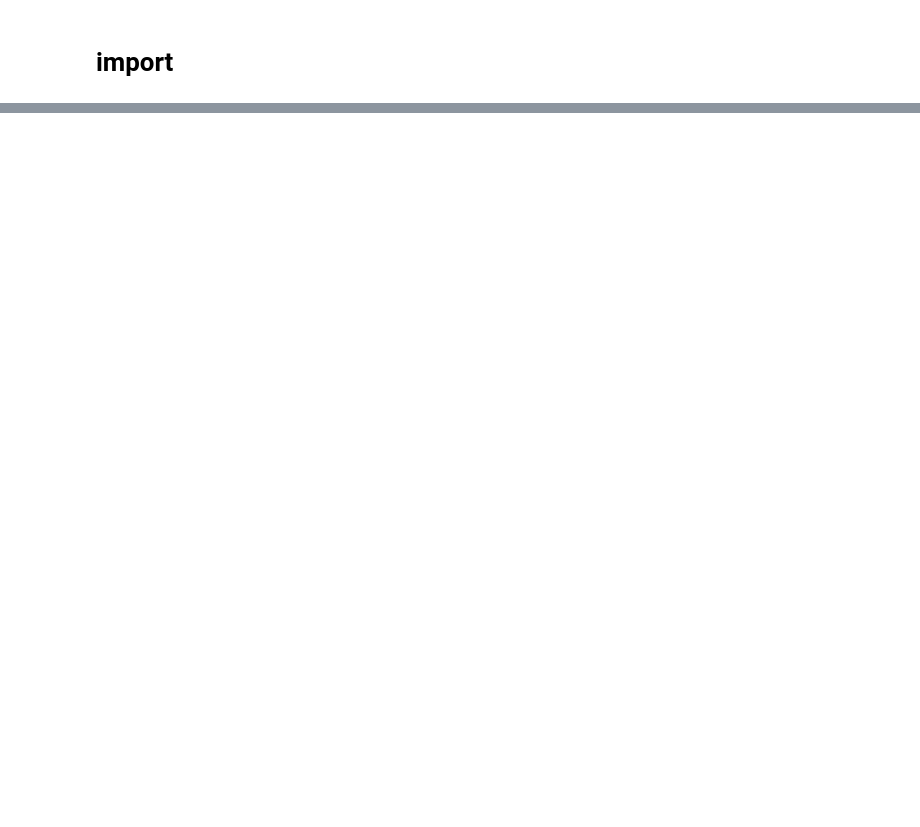
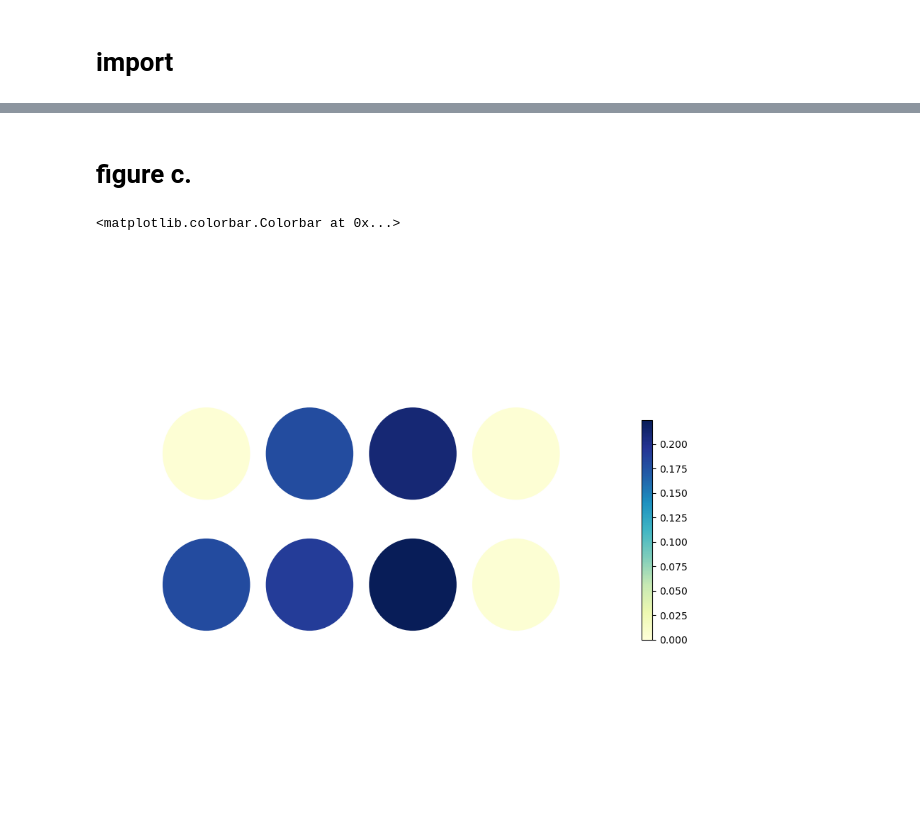
Before and after one commit to EmmettJT/procedural_replay_paper_2025, a Jupyter notebook: ED_1/ED1_plots.ipynb, the cells around one changed output, grey strips where cells are left out. Drawn from its saved outputs; the diff is of its cells as text; code cells hidden in the pictures; blank space fills up the shorter version.

```diff
--- a/ED_1/ED1_plots.ipynb
+++ b/ED_1/ED1_plots.ipynb
@@ -9,0 +21,28 @@ import pandas as pd
+# %% [markdown]
+# figure c.
+# %%
+poke_proportions_df = ed1_data_dict['poke_proportions_df']
+
+fig,ax = plt.subplots(1, 1, figsize=(10, 10))
+ax.set_ylim([0, 5])
+ax.set_xlim([0, 5])
+colormap = plt.cm.get_cmap('YlGnBu') # 'plasma' or 'viridis'
+color_vals = [np.mean(poke_proportions_df.p1),np.mean(poke_proportions_df.p2),np.mean(poke_proportions_df.p3),np.mean(poke_proportions_df.p4),
+              np.mean(poke_proportions_df.p5),np.mean(poke_proportions_df.p6),np.mean(poke_proportions_df.p7),np.mean(poke_proportions_df.p8)]
+normalised_colour = np.array(color_vals)/max(color_vals)
+x = [1,2,3,4,1,2,3,4]
+y = [2,2,2,2,3.2,3.2,3.2,3.2]
+circles_ = []
+for i in range(8):
+    color_ = colormap(normalised_colour[i])
+    circles_ = circles_ + [plt.Circle((x[i], y[i]), 0.4,fill=True, linewidth=5, color = color_)]
+for i in range(8):
+    ax.add_artist(circles_[i])
+plt.axis('off')
+
+sm = plt.cm.ScalarMappable(cmap=colormap)
+sm.set_clim(vmin=0, vmax=max(color_vals))
+plt.colorbar(sm,fraction=0.02, pad=0.04,ax=ax)
+# %% [output]
+<matplotlib.colorbar.Colorbar at 0x...>
+[figure, added]
```
Also changed, not shown: parts of 6 cells of this notebook, 13 other files.
